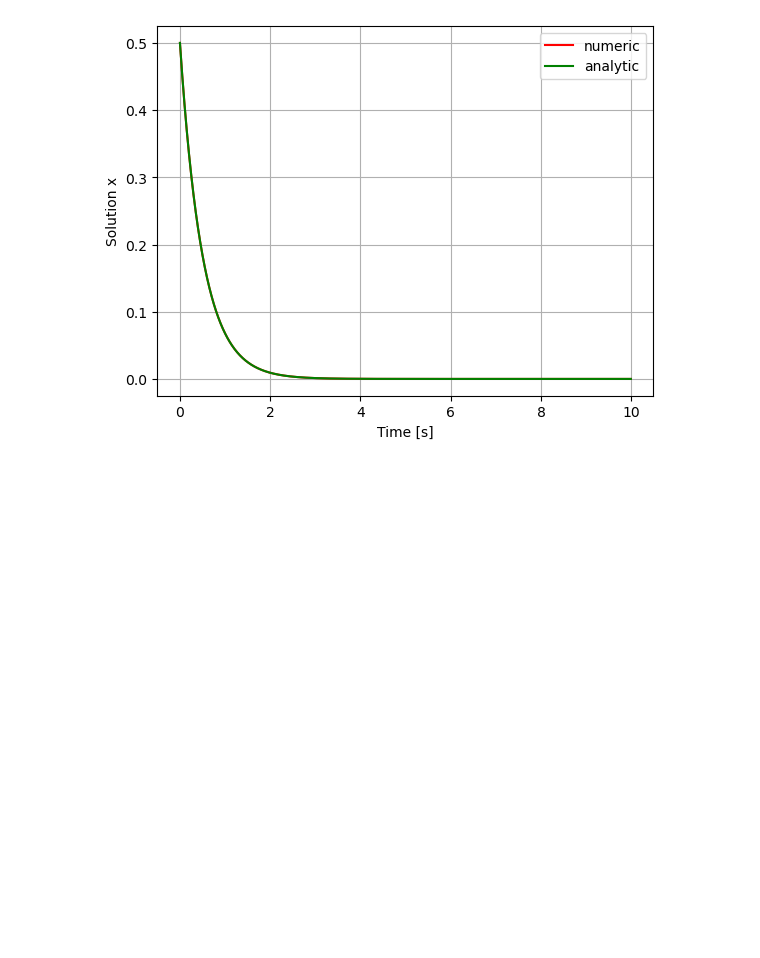
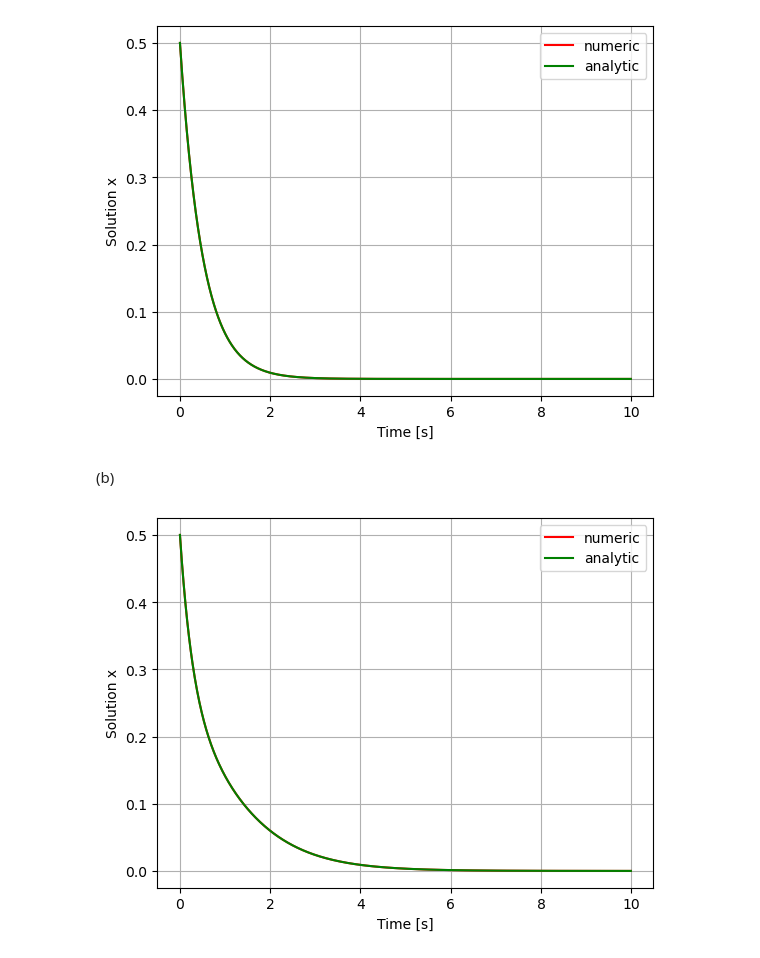
Before and after one commit to ArseniyBulaev/me564-565, a Jupyter notebook: homework/homework 3/ex_3_1.ipynb, the cells around one changed output. Drawn from its saved outputs; the diff is of its cells as text; code cells hidden in the pictures; blank space fills up the shorter version.

```diff
--- a/homework/homework 3/ex_3_1.ipynb
+++ b/homework/homework 3/ex_3_1.ipynb
@@ -38,3 +37,25 @@ plt.grid(True)
 plt.show()
 # %% [output]
 [figure]
+# %% [markdown]
+(b)
+# %%
+def analytic_sol_b(t):
+    return -0.5 * np.exp(-2 * t) + 0.5 * np.exp(-3*t) + 0.5 * np.exp(-t)
+
+def  dxdt_b(t,X):
+              return A @ X + np.array([0, np.exp(-t)]).T
+# %%
+ode_solution_b = sp.integrate.solve_ivp(dxdt_b, (t0, tbound), boundary_conditions, t_eval=t)
+x_b = ode_solution_b.y
+# %%
+plt.figure()
+plt.plot(t, x_b[0, :], 'r')
+plt.plot(t, analytic_sol_b(t), 'g')
+plt.xlabel('Time [s]')
+plt.ylabel('Solution x')
+plt.legend(['numeric', 'analytic'])
+plt.grid(True)
+plt.show()
+# %% [output]
+[figure, added]
```
Also changed, not shown: parts of 6 cells of this notebook.
